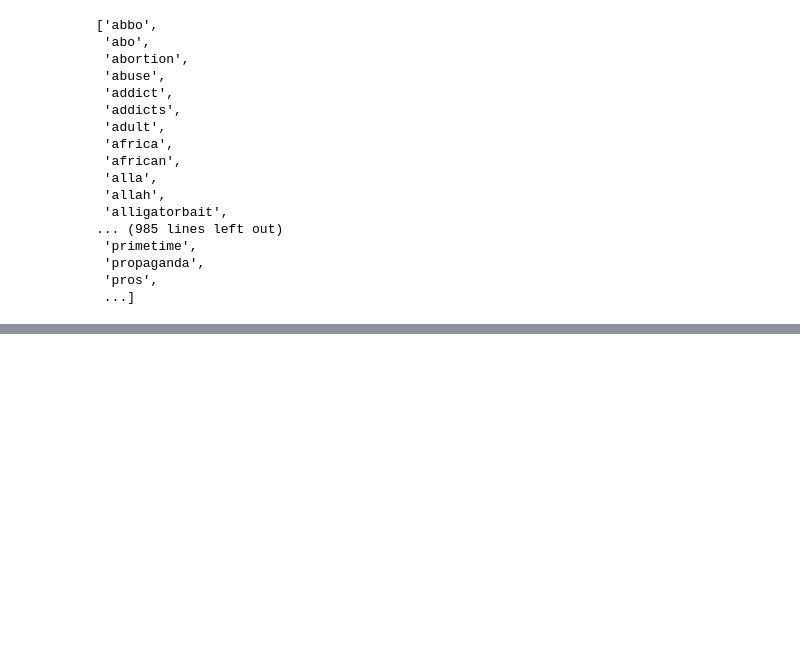
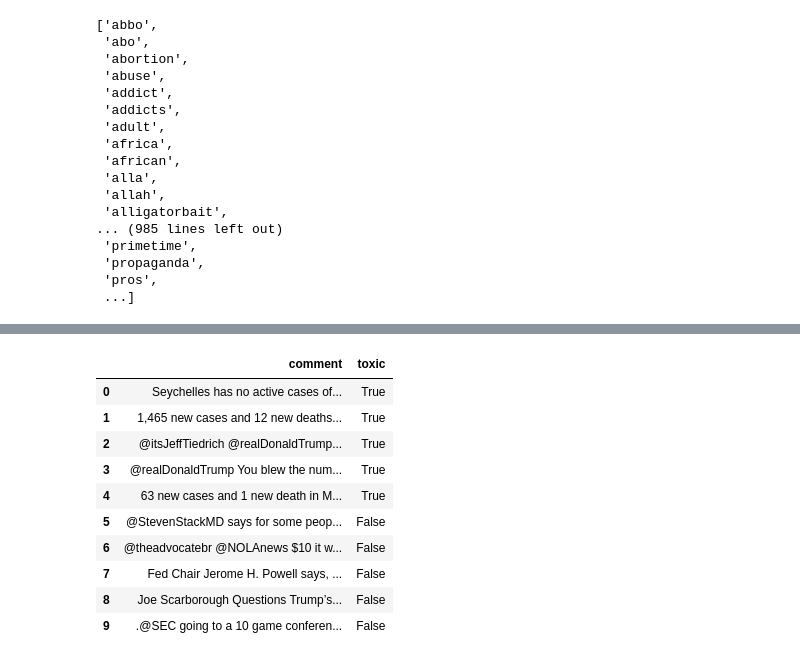
Before and after one commit to jibbykun/JK_Filter, a Jupyter notebook: CategoriseData.ipynb, the cells around one changed output, grey strips where cells are left out. Saved outputs shown, nothing was run; the diff lists cells and outputs as text; code cells hidden in the pictures; blank space fills up the shorter version.

```diff
--- a/CategoriseData.ipynb
+++ b/CategoriseData.ipynb
@@ -115 +121,17 @@ finalComments
+# %%
+testingData = pd.DataFrame(columns=['comment', 'toxic'])
+testingData = pd.concat([toxic.loc[2500:2504, 'comment':'toxic'], clean.loc[2500:2504, 'comment':'toxic']]).reset_index().loc[:, 'comment':'toxic']
+testingData
+# %% [output]
+|  | comment | toxic |
+| 0 | Seychelles has no active cases of... | True |
+| 1 | 1,465 new cases and 12 new deaths... | True |
+| 2 | @itsJeffTiedrich @realDonaldTrump... | True |
+| 3 | @realDonaldTrump You blew the num... | True |
+| 4 | 63 new cases and 1 new death in M... | True |
+| 5 | @StevenStackMD says for some peop... | False |
+| 6 | @theadvocatebr @NOLAnews $10 it w... | False |
+| 7 | Fed Chair Jerome H. Powell says, ... | False |
+| 8 | Joe Scarborough Questions Trump’s... | False |
+| 9 | .@SEC going to a 10 game conferen... | False |
 # %%
```
Also changed, not shown: parts of 7 cells of this notebook.
